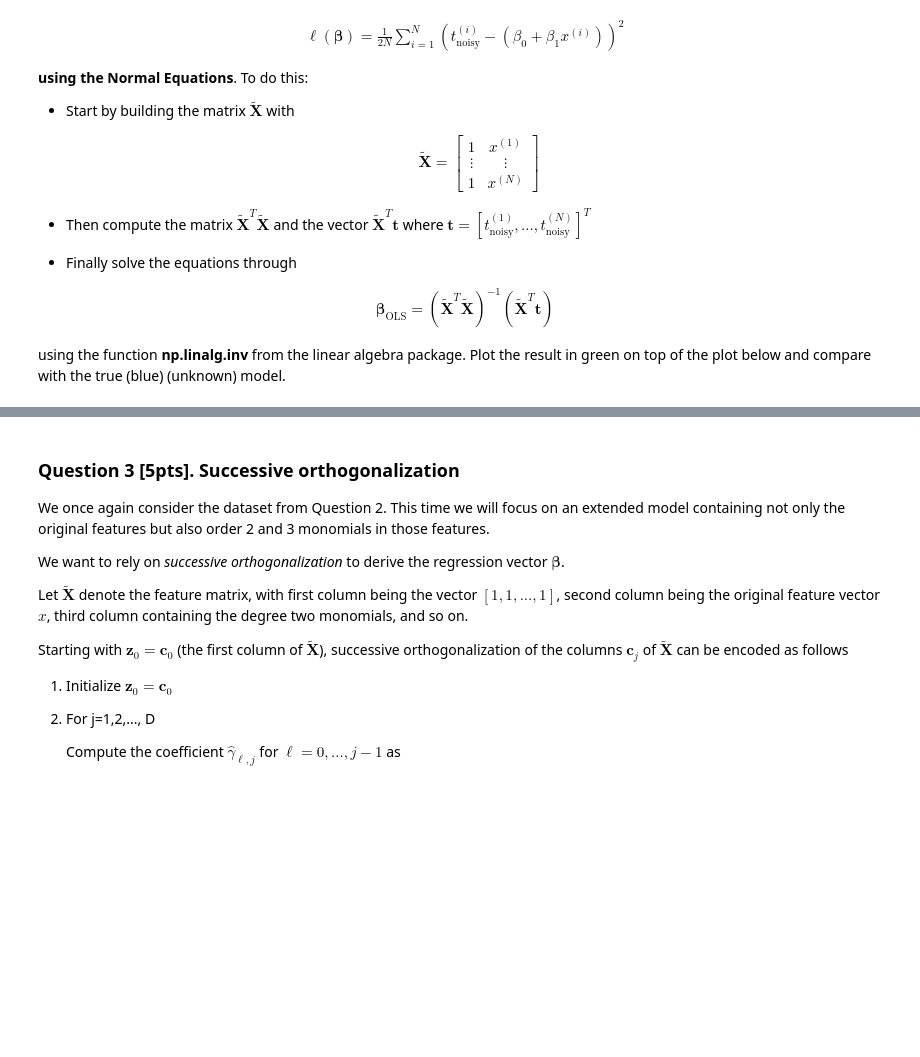
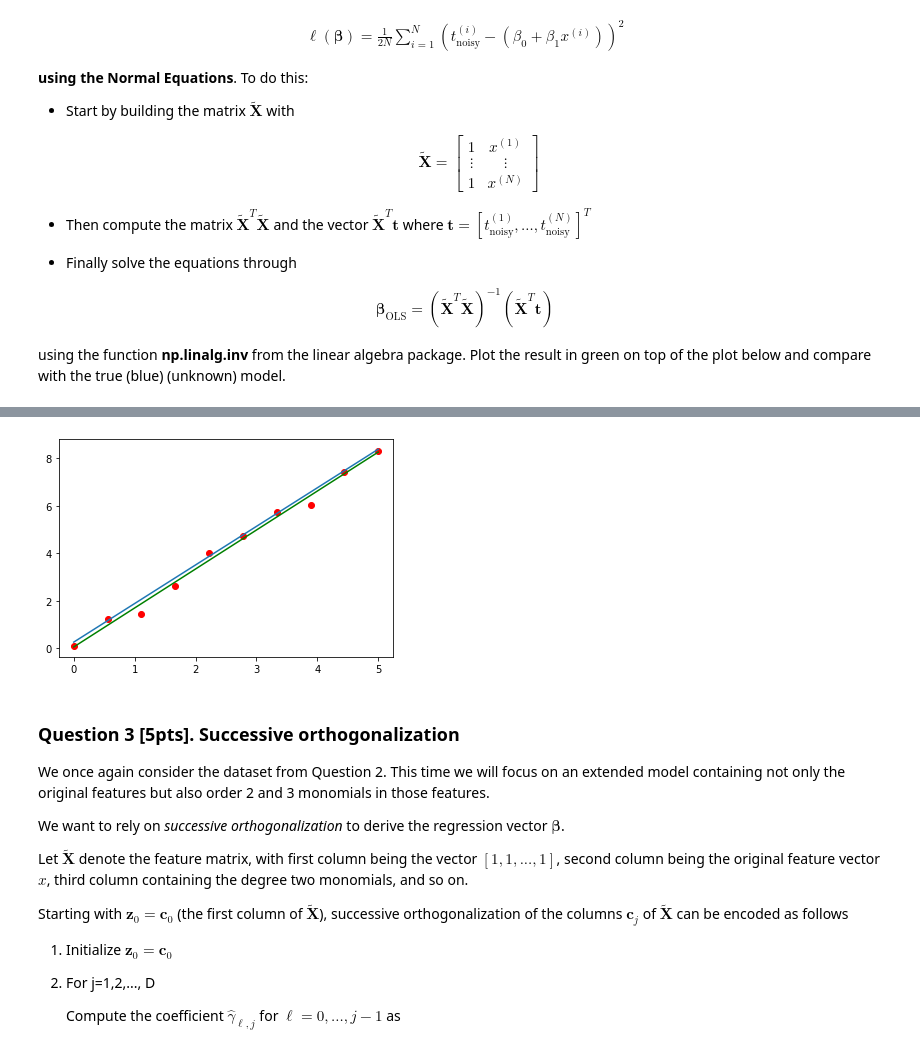
Before and after one commit to Ning0506/Introduction2MLSpring2022, a Jupyter notebook: Assignments/Assignment1/Assignment1.ipynb, the cells around one changed output, grey strips where cells are left out. Drawn from its saved outputs; the diff is of its cells as text; code cells hidden in the pictures; blank space fills up the shorter version.

```diff
--- a/Assignments/Assignment1/Assignment1.ipynb
+++ b/Assignments/Assignment1/Assignment1.ipynb
@@ -144,39 +151,32 @@ plt.show()
 # %%
 # put your code here
 
 maxIter = 1000
 
 N = len(x)
 
 X_tilde = np.hstack((np.ones((len(x), 1)), x.reshape(-1, 1)))
 
 eta = .01
 
-learned_beta = np.random.normal(0, 1, (2, ))
-
-RSS = np.zeros((maxIter, ))
-
 for i in np.arange(maxIter):
 
-    gradient_beta0 = 1/N * np.sum(tnoisy - np.dot(X_tilde, learned_beta)) * (-1)
-    gradient_beta1 = 1/N * np.sum(np.multiply(tnoisy - np.dot(X_tilde, learned_beta), -x))
+    x_ttranspose_xt = (np.transpose(X_tilde)) @ X_tilde
 
-    grad = np.asarray([gradient_beta0, gradient_beta1])
-
-    learned_beta = learned_beta - eta * grad
-
-    RSS[i] = (1/(2*N)) * np.sum((tnoisy - np.matmul(X_tilde, learned_beta))**2)
+    learned_beta = np.linalg.inv(x_ttranspose_xt) @ np.transpose(X_tilde) @ tnoisy
 
 x_prediction = np.linspace(0,5,10)
 
 xprediction_tilde = np.hstack((np.ones((len(x_prediction),1)), x_prediction.reshape(-1,1)))
 
 prediction = np.matmul(xprediction_tilde, learned_beta)
 
 plt.scatter(x, tnoisy, c = 'r')
 plt.plot(x, t)
 plt.plot(x_prediction, prediction, c = 'g')
 plt.show()
+# %% [output]
+[figure, added]
 # %% [markdown]
 ### Question 3 [5pts]. Successive orthogonalization
 
```
Also changed, not shown: parts of 3 cells of this notebook.
